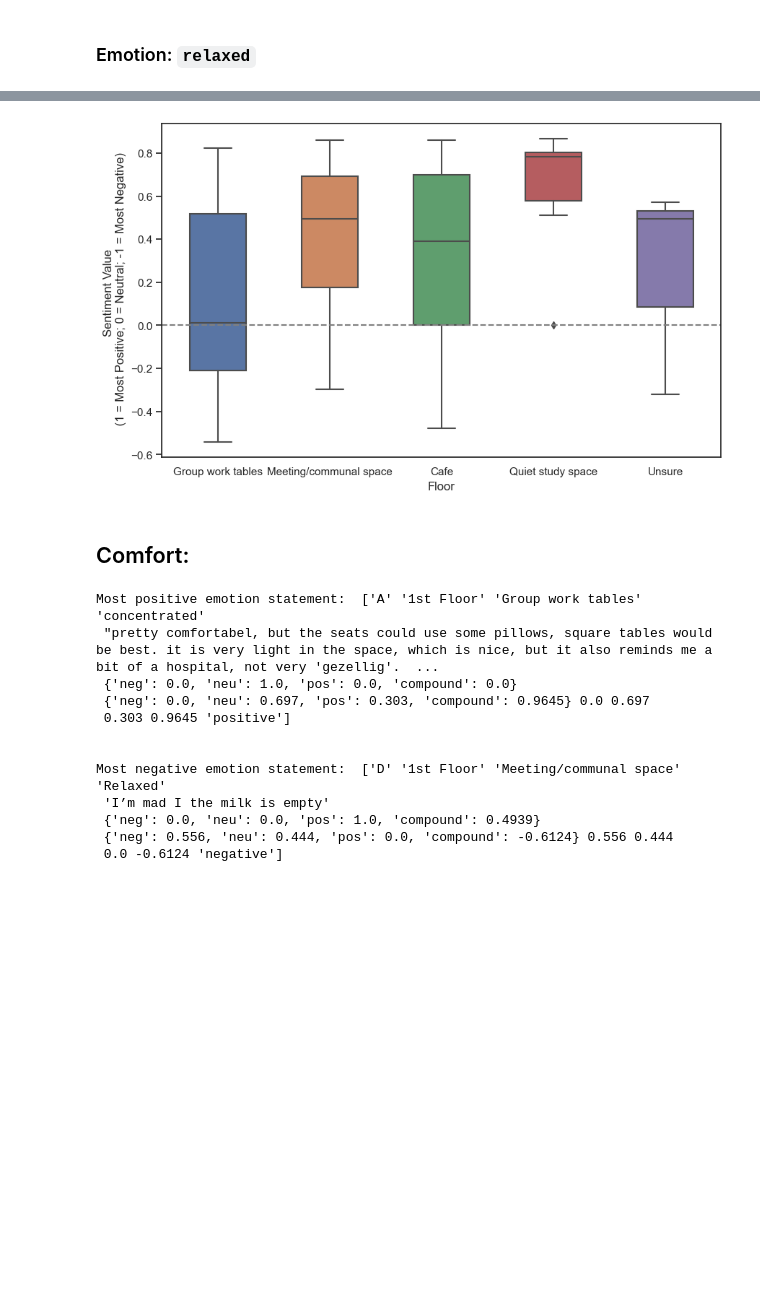
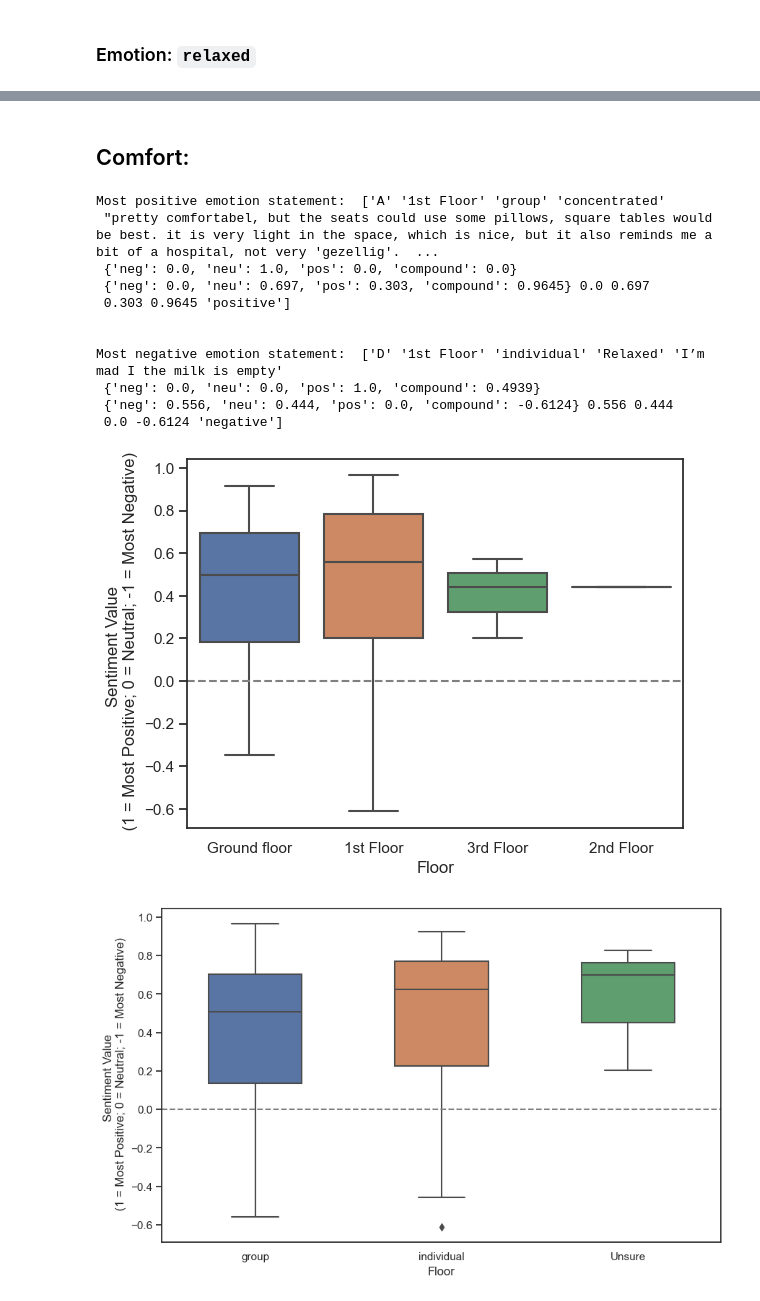
Before and after one commit to shrutirao94/language-comfort-emotions, a Jupyter notebook: 904_analysis.ipynb, the cells around one changed output, grey strips where cells are left out. Cells and saved outputs as stored; diff of their text form; code cells hidden in the pictures; blank space fills up the shorter version.

```diff
--- a/904_analysis.ipynb
+++ b/904_analysis.ipynb
@@ -374,32 +333,21 @@ Feeling anxious and stressed but the space is nice and helps to be more calm
-# %%
-def plot_sentiment_analysis_spaces(df, label):
-    f = plt.figure(figsize=(10, 6))
-    sns.boxplot(x='space-type', y='compound', width=0.5,
- data=df)
-    plt.xlabel("Floor")
-    plt.ylabel("Sentiment Value \n (1 = Most Positive; 0 = Neutral; -1 = Most Negative)")
-    plt.tick_params(bottom=False)
-    plt.axhline(0, ls='--', c = 'grey')
-    plt.savefig('plots/904-' + label + '-space-wise-sentiment-distribution.jpg',
-                dpi=300, bbox_inches='tight')
-
-plot_sentiment_analysis_spaces(df_sent_emo, "emotion")
-# %% [output]
-[figure, removed]
 # %% [markdown]
 ## Comfort:
 # %%
+df = df.dropna(subset=['comfort'], how='all')
 df_sent_comfort = sentiment_analysis(df, 'comfort')
+plot_sentiment_analysis(df_sent_comfort, 'comfort')
+plot_sentiment_analysis_spaces(df_sent_comfort, "comfort")
 # %% [output]
-Most positive emotion statement:  ['A' '1st Floor' 'Group work tables' 'concentrated'
+Most positive emotion statement:  ['A' '1st Floor' 'group' 'concentrated'
  "pretty comfortabel, but the seats could use some pillows, square tables would be best. it is very light in the space, which is nice, but it also reminds me a bit of a hospital, not very 'gezellig'.  ...
  {'neg': 0.0, 'neu': 1.0, 'pos': 0.0, 'compound': 0.0}
  {'neg': 0.0, 'neu': 0.697, 'pos': 0.303, 'compound': 0.9645} 0.0 0.697
  0.303 0.9645 'positive']
 
 
-Most negative emotion statement:  ['D' '1st Floor' 'Meeting/communal space' 'Relaxed'
- 'I’m mad I the milk is empty'
+Most negative emotion statement:  ['D' '1st Floor' 'individual' 'Relaxed' 'I’m mad I the milk is empty'
  {'neg': 0.0, 'neu': 0.0, 'pos': 1.0, 'compound': 0.4939}
  {'neg': 0.556, 'neu': 0.444, 'pos': 0.0, 'compound': -0.6124} 0.556 0.444
  0.0 -0.6124 'negative']
+[figure, added]
+[figure, added]
```
Also changed, not shown: parts of 27 cells of this notebook.
